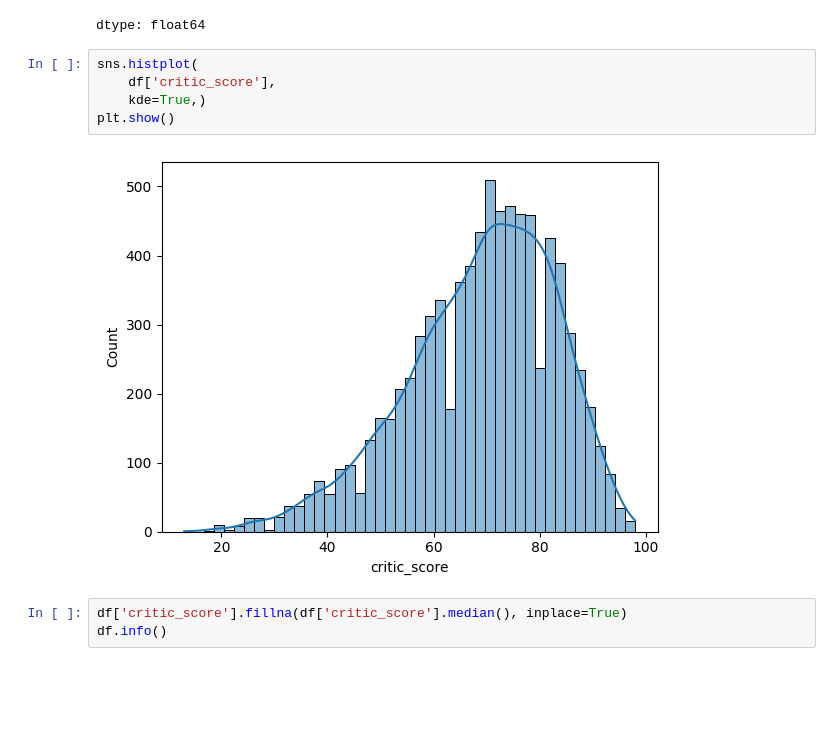
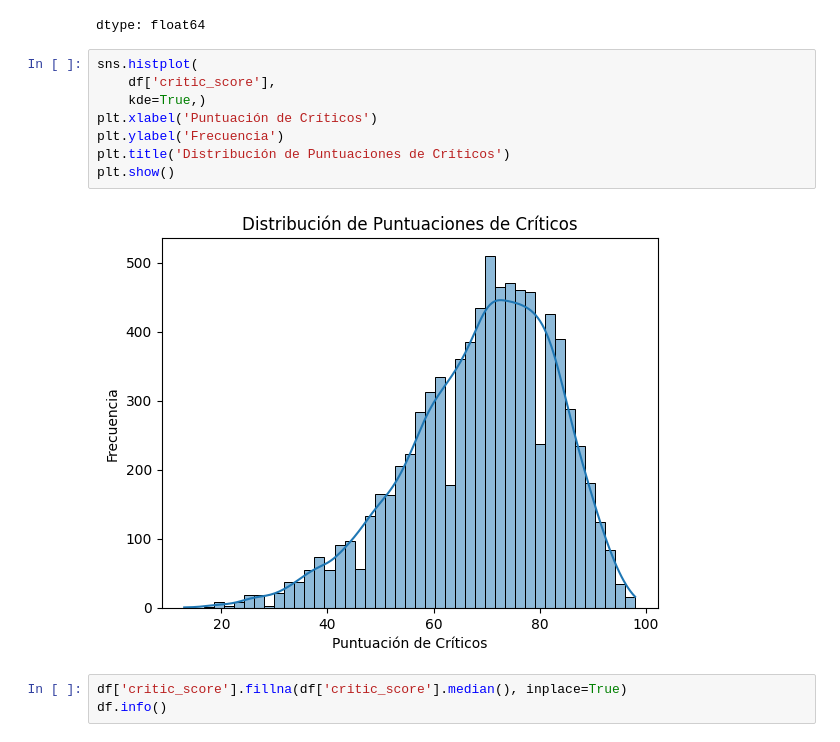
Before and after one commit to Davichobacter/data_science_tt, a Jupyter notebook: sprint_6/notebook.ipynb, the cells around one changed output. Saved outputs shown, nothing was run; the diff lists cells and outputs as text; blank space fills up the shorter version.

```diff
--- a/sprint_6/notebook.ipynb
+++ b/sprint_6/notebook.ipynb
@@ -267,10 +267,13 @@ dtype: float64
 # %%
 sns.histplot(
     df['critic_score'],
     kde=True,)
+plt.xlabel('Puntuación de Críticos')
+plt.ylabel('Frecuencia')
+plt.title('Distribución de Puntuaciones de Críticos')
 plt.show()
 # %% [output]
-[figure, old version]
+[figure, new version]
 # %%
 df['critic_score'].fillna(df['critic_score'].median(), inplace=True)
 df.info()
```
Also changed, not shown: parts of 44 cells of this notebook.
